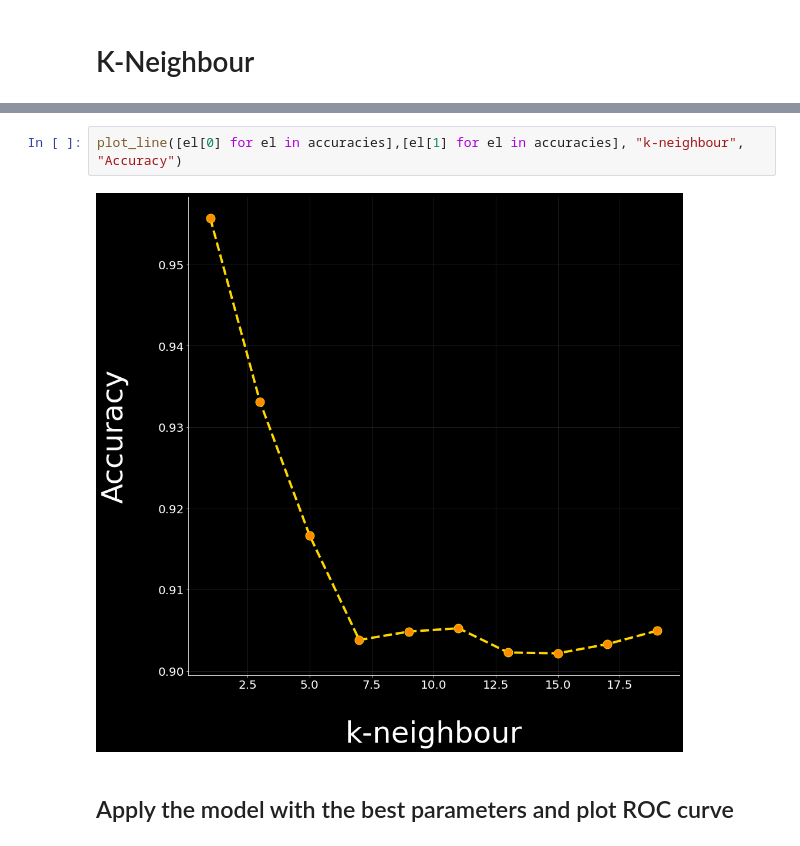
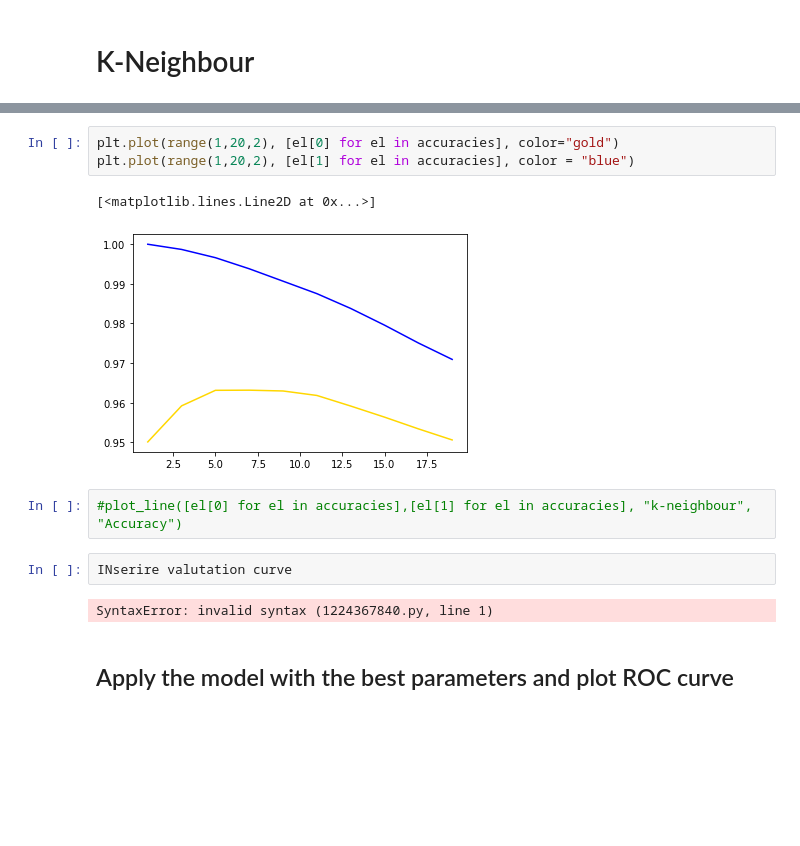
Before and after one commit to Requiem98/FDS-FinalProject, a Jupyter notebook: main.ipynb, the cells around one changed output, grey strips where cells are left out. Drawn from its saved outputs; the diff is of its cells as text; blank space fills up the shorter version.

```diff
--- a/main.ipynb
+++ b/main.ipynb
@@ -54,7 +98,15 @@ for k in tqdm(range(1,20,2)):
+# %%
+plt.plot(range(1,20,2), [el[0] for el in accuracies], color="gold")
+plt.plot(range(1,20,2), [el[1] for el in accuracies], color = "blue")
+# %% [output]
+[<matplotlib.lines.Line2D at 0x...>]
+[figure, added]
 # %%
-plot_line([el[0] for el in accuracies],[el[1] for el in accuracies], "k-neighbour", "Accuracy")
+#plot_line([el[0] for el in accuracies],[el[1] for el in accuracies], "k-neighbour", "Accuracy")
-# %% [output]
-[figure, removed]
+# %%
+INserire valutation curve
+# %% [output]
+SyntaxError: invalid syntax (1224367840.py, line 1)
 # %% [markdown]
 ## Apply the model with the best parameters and plot ROC curve
 # %%
```
Also changed, not shown: parts of 32 cells of this notebook, 15 other files.
